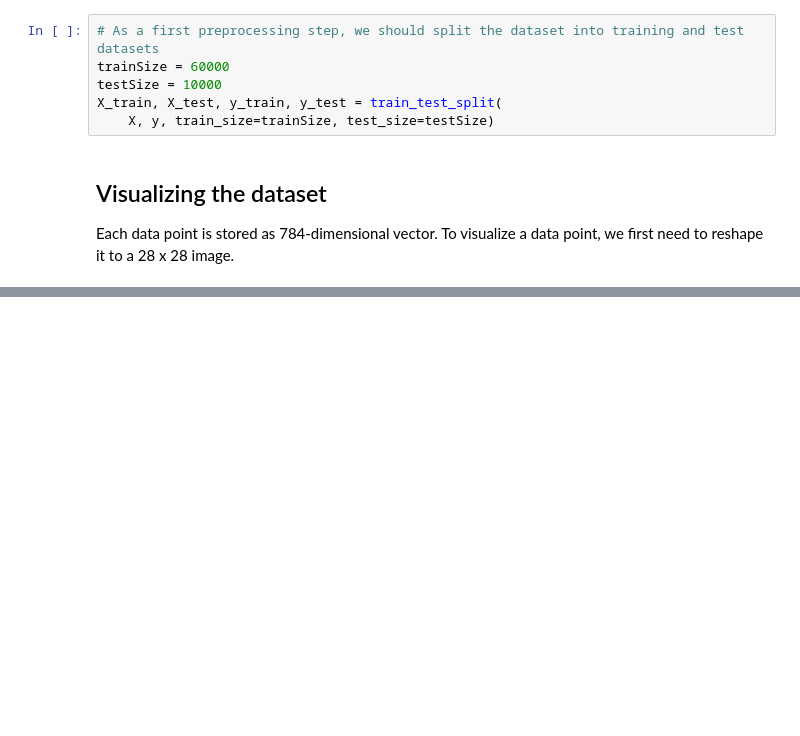
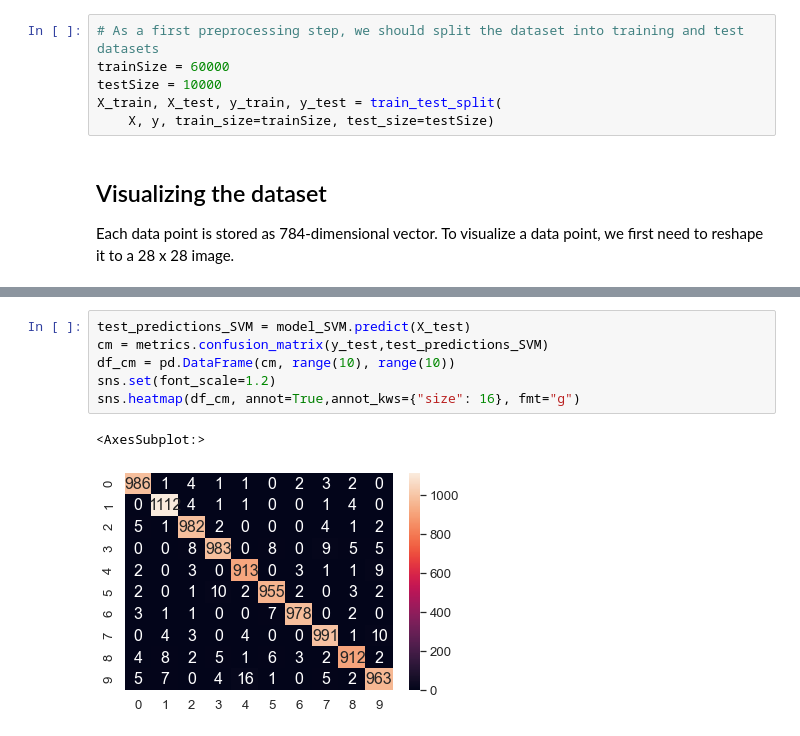
Before and after one commit to abhinav-sharma15/MNIST, a Jupyter notebook: MNIST Classification.ipynb, the cells around one changed output, grey strips where cells are left out. Drawn from its saved outputs; the diff is of its cells as text; blank space fills up the shorter version.

```diff
--- a/MNIST Classification.ipynb
+++ b/MNIST Classification.ipynb
@@ -106,0 +202,9 @@ sns.heatmap(df_cm, annot=True,annot_kws={"size": 16}, fmt="g")
+# %%
+test_predictions_SVM = model_SVM.predict(X_test)
+cm = metrics.confusion_matrix(y_test,test_predictions_SVM)
+df_cm = pd.DataFrame(cm, range(10), range(10))
+sns.set(font_scale=1.2)
+sns.heatmap(df_cm, annot=True,annot_kws={"size": 16}, fmt="g")
+# %% [output]
+<AxesSubplot:>
+[figure, added]
```
Also changed, not shown: parts of 23 cells of this notebook.
